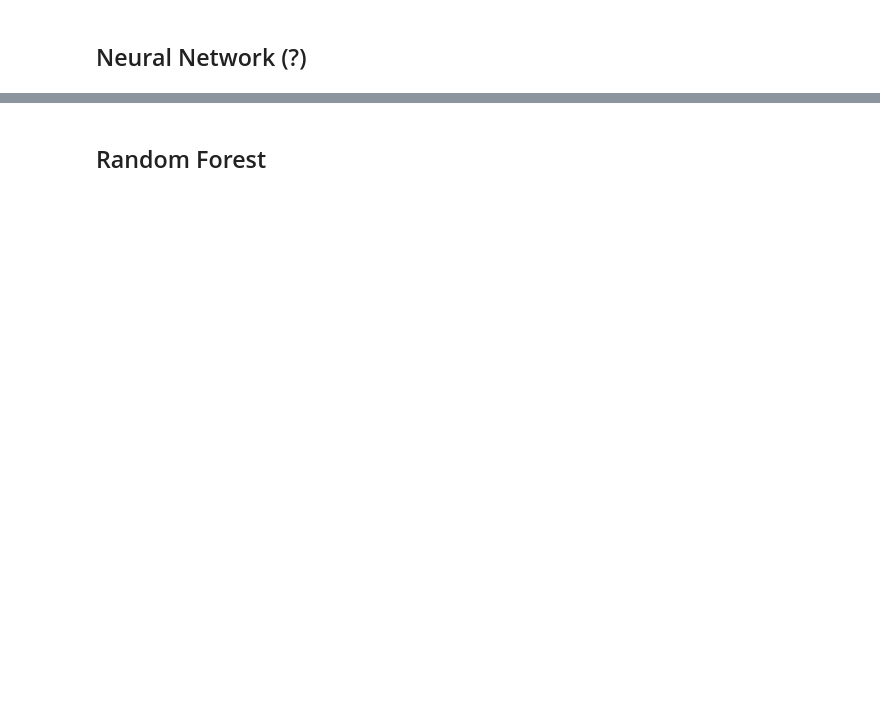
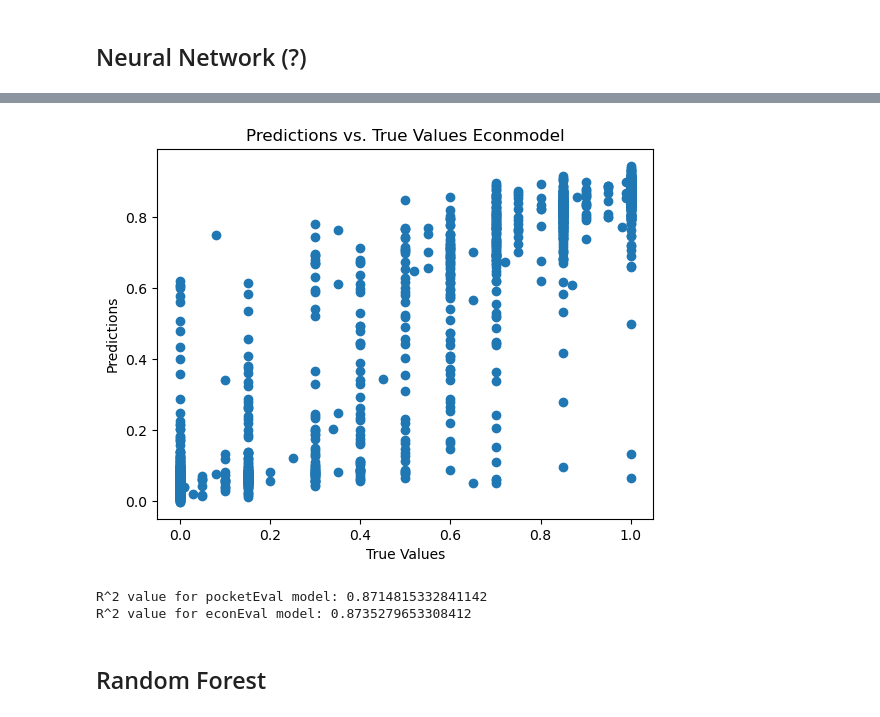
Before and after one commit to abeckler21/ecma31330-final, a Jupyter notebook: project.ipynb, the cells around one changed output, grey strips where cells are left out. Drawn from its saved outputs; the diff is of its cells as text; code cells hidden in the pictures; blank space fills up the shorter version.

```diff
--- a/project.ipynb
+++ b/project.ipynb
@@ -273,7 +296,4 @@ plt.show()
 # %%
 # train a neural network on econEval model
 input_dim = X_econ_cov_train.shape[1]
-anes_net = ANESNet(input_dim, hidden_dim, output_dim)
-
-criterion = nn.MSELoss()
-optimizer = optim.Adam(anes_net.parameters(), lr=0.001)
+anes_net_econ, anes_loader = train_model(X_econ_cov_train, y_train_econ, X_econ_cov_test, y_test_econ, input_dim, hidden_dim, output_dim)
@@ -280,3 +318,25 @@ optimizer = optim.Adam(anes_net.parameters(), lr=0.001)
+# %%
+anes_net_econ.eval()
+econ_predictions = []
+with torch.no_grad():
+    for X_batch, y_batch in anes_loader:
+        output = anes_net_econ(X_batch)
+        econ_predictions.extend(output.numpy().flatten())
+
+# plot the predictions vs. true values
+plt.scatter(y_test_econ, econ_predictions)
+plt.xlabel('True Values')
+plt.ylabel('Predictions')
+plt.title('Predictions vs. True Values Econmodel')
+plt.show()
+
+from sklearn.metrics import r2_score
+print('R^2 value for pocketEval model:', r2_score(y_test_pocket, pocket_predictions))
+print('R^2 value for econEval model:', r2_score(y_test_econ, econ_predictions))
+# %% [output]
+[figure, added]
+R^2 value for pocketEval model: 0.8714815332841142
+R^2 value for econEval model: 0.8735279653308412
 # %% [markdown]
 ## Random Forest
 # %%
```
Also changed, not shown: parts of 11 cells of this notebook.
